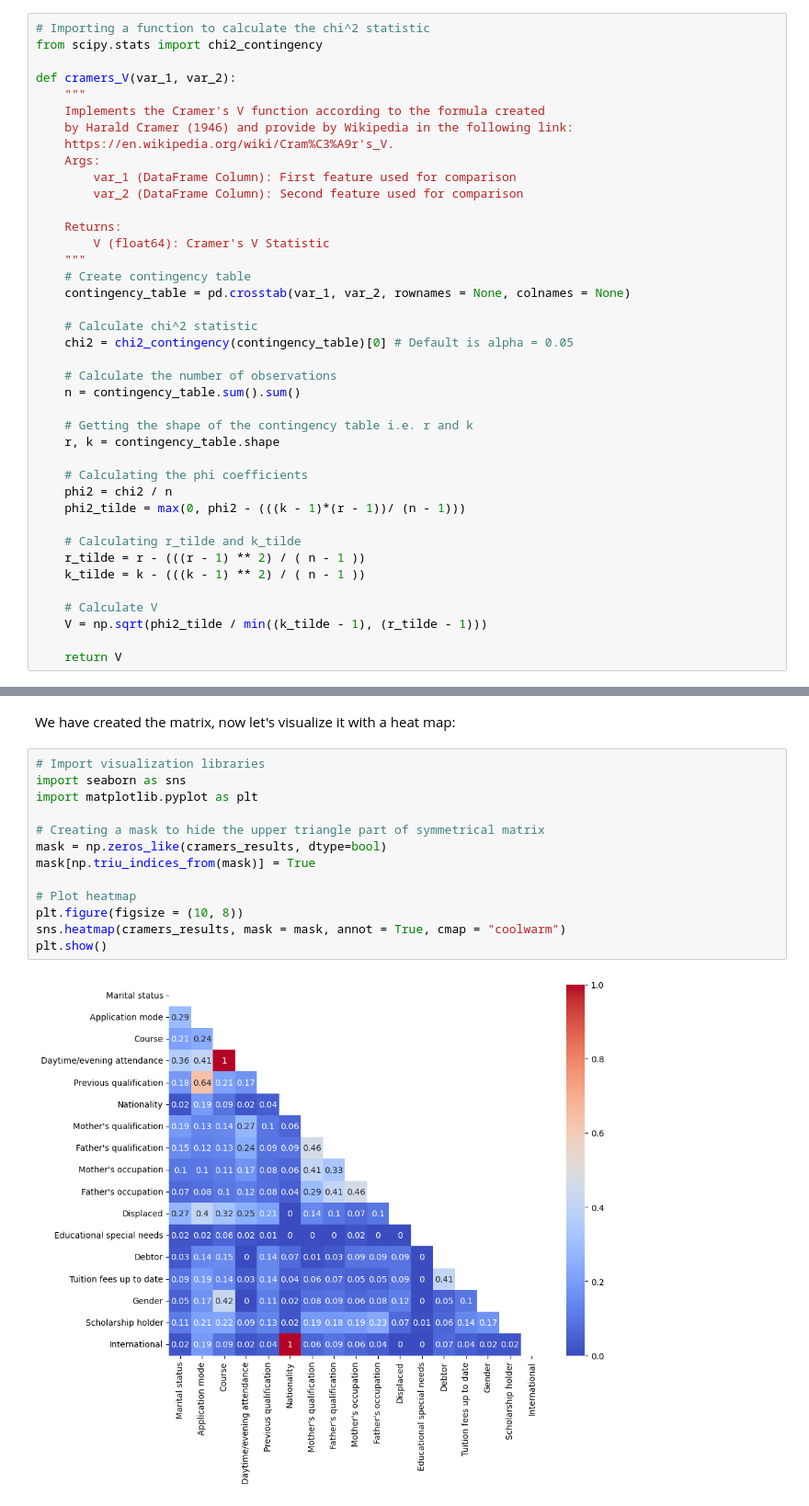
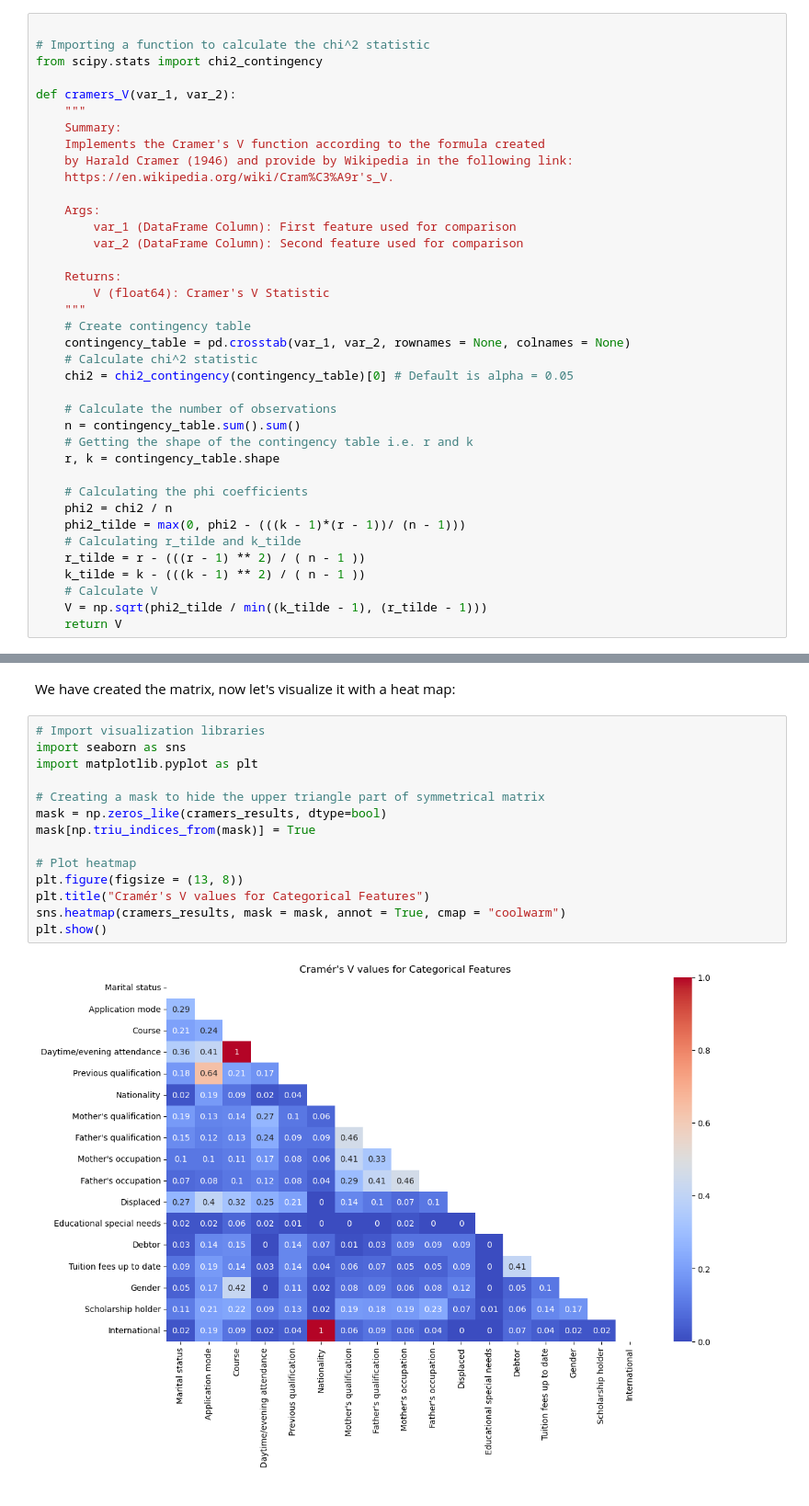
Before and after one commit to jacksonSmall/Airbnb-Room-Analysis, a Jupyter notebook: binning.ipynb, the cells around one changed output, grey strips where cells are left out. Shown at 92% size. Saved outputs shown, nothing was run; the diff lists cells and outputs as text.

Commit message:
feature selection complete. ready for visuals

```diff
--- a/binning.ipynb
+++ b/binning.ipynb
@@ -391,14 +385,17 @@ cat_df_encoded.head()
 # %% [markdown]
 Now, we can implement a function called `cramers_V()` that will calculate the $V$ statistic between two variables:
 # %%
+
 # Importing a function to calculate the chi^2 statistic
 from scipy.stats import chi2_contingency
 
 def cramers_V(var_1, var_2):
     """
+    Summary:
     Implements the Cramer's V function according to the formula created
     by Harald Cramer (1946) and provide by Wikipedia in the following link:
     https://en.wikipedia.org/wiki/Cram%C3%A9r's_V.
+
     Args:
         var_1 (DataFrame Column): First feature used for comparison
         var_2 (DataFrame Column): Second feature used for comparison
@@ -408,27 +405,22 @@ def cramers_V(var_1, var_2):
     """
     # Create contingency table
     contingency_table = pd.crosstab(var_1, var_2, rownames = None, colnames = None)
-
     # Calculate chi^2 statistic
     chi2 = chi2_contingency(contingency_table)[0] # Default is alpha = 0.05
 
     # Calculate the number of observations
     n = contingency_table.sum().sum()
-
     # Getting the shape of the contingency table i.e. r and k
     r, k = contingency_table.shape
 
     # Calculating the phi coefficients
     phi2 = chi2 / n
     phi2_tilde = max(0, phi2 - (((k - 1)*(r - 1))/ (n - 1)))
-
     # Calculating r_tilde and k_tilde
     r_tilde = r - (((r - 1) ** 2) / ( n - 1 ))
     k_tilde = k - (((k - 1) ** 2) / ( n - 1 ))
-
     # Calculate V
     V = np.sqrt(phi2_tilde / min((k_tilde - 1), (r_tilde - 1)))
-
     return V
 # %% [markdown]
 Let's use this function above to create a symmetrical data frame called `cramers_results` which we will later use to create a heat map and visualize the correlation between categorical columns:
@@ -469,15 +463,16 @@ We have created the matrix, now let's visualize it with a heat map:
 # %%
 # Import visualization libraries
 import seaborn as sns
 import matplotlib.pyplot as plt
 
 # Creating a mask to hide the upper triangle part of symmetrical matrix
 mask = np.zeros_like(cramers_results, dtype=bool)
 mask[np.triu_indices_from(mask)] = True
 
 # Plot heatmap
-plt.figure(figsize = (10, 8))
+plt.figure(figsize = (13, 8))
+plt.title("Cramér's V values for Categorical Features")
 sns.heatmap(cramers_results, mask = mask, annot = True, cmap = "coolwarm")
 plt.show()
 # %% [output]
-[figure, old version]
+[figure, new version]
```
Also changed, not shown: parts of 27 cells of this notebook.
